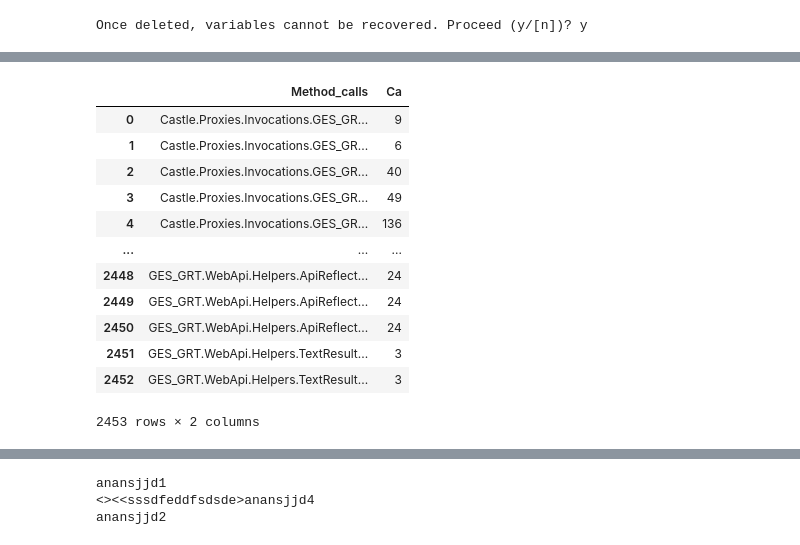
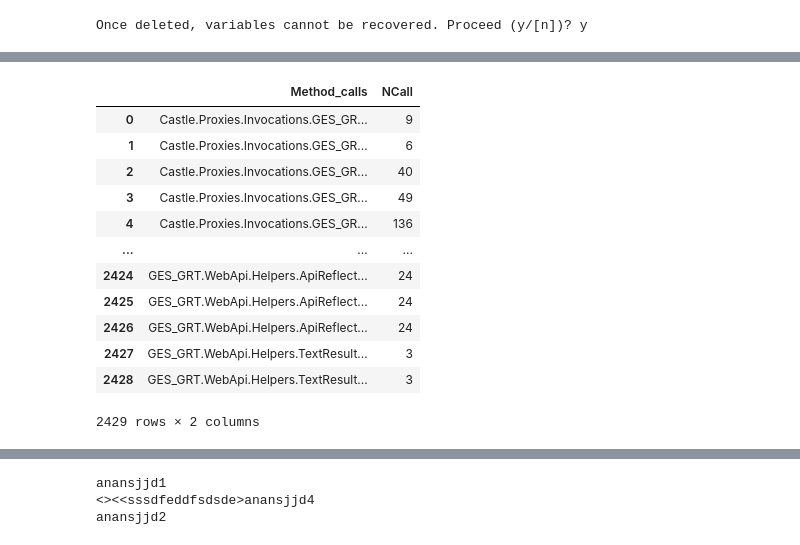
Before and after one commit to ana28p/code-analyzer, a Jupyter notebook: datareading/MyNotebook.ipynb, the cells around one changed output, grey strips where cells are left out. Drawn from its saved outputs; the diff is of its cells as text; code cells hidden in the pictures.

```diff
--- a/datareading/MyNotebook.ipynb
+++ b/datareading/MyNotebook.ipynb
@@ -314,20 +343,21 @@ merged_left_ch
 # %%
 sub_calls_data = calls_data[['Method', 'Calls']]
-sub_calls_data.columns = ['Method_calls', 'Ca']
+sub_calls_data.columns = ['Method_calls', 'NCall']
+sub_calls_data = sub_calls_data.groupby('Method_calls')['NCall'].sum().reset_index()
 sub_calls_data
 # %% [output]
-|  | Method_calls | Ca |
+|  | Method_calls | NCall |
 | 0 | Castle.Proxies.Invocations.GES_GR... | 9 |
 | 1 | Castle.Proxies.Invocations.GES_GR... | 6 |
 | 2 | Castle.Proxies.Invocations.GES_GR... | 40 |
 | 3 | Castle.Proxies.Invocations.GES_GR... | 49 |
 | 4 | Castle.Proxies.Invocations.GES_GR... | 136 |
 | ... | ... | ... |
-| 2448 | GES_GRT.WebApi.Helpers.ApiReflect... | 24 |
-| 2449 | GES_GRT.WebApi.Helpers.ApiReflect... | 24 |
-| 2450 | GES_GRT.WebApi.Helpers.ApiReflect... | 24 |
-| 2451 | GES_GRT.WebApi.Helpers.TextResult... | 3 |
-| 2452 | GES_GRT.WebApi.Helpers.TextResult... | 3 |
+| 2424 | GES_GRT.WebApi.Helpers.ApiReflect... | 24 |
+| 2425 | GES_GRT.WebApi.Helpers.ApiReflect... | 24 |
+| 2426 | GES_GRT.WebApi.Helpers.ApiReflect... | 24 |
+| 2427 | GES_GRT.WebApi.Helpers.TextResult... | 3 |
+| 2428 | GES_GRT.WebApi.Helpers.TextResult... | 3 |
-2453 rows × 2 columns
+2429 rows × 2 columns
 # %%
 merged_left_ca = pd.merge(left=merged_left_ch, right=sub_calls_data, how='left', left_on='Method_Parsed', right_on='Method_calls')
```
Also changed, not shown: parts of 85 cells of this notebook, 1 other file.
